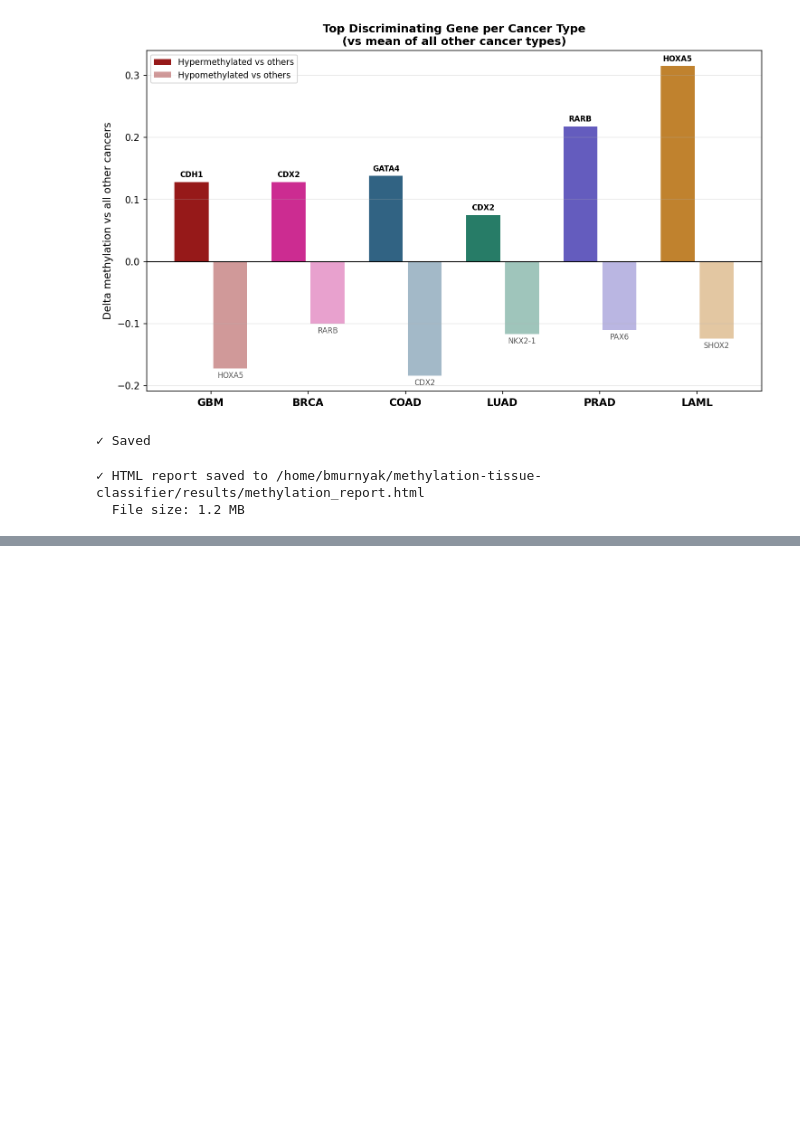
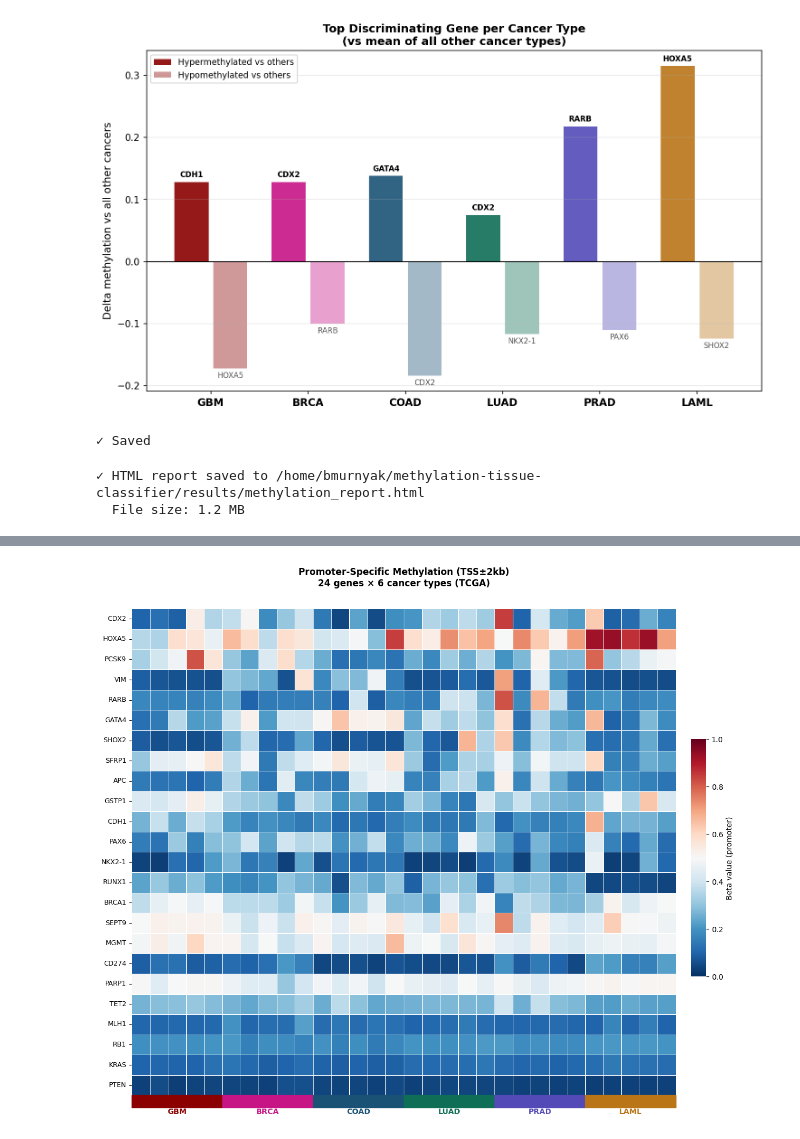
Before and after one commit to bmurnyak/methylation-tissue-classifier, a Jupyter notebook: notebooks/01_ccle_methylation_panel.ipynb, the cells around one changed output, grey strips where cells are left out. Saved outputs shown, nothing was run; the diff lists cells and outputs as text; code cells hidden in the pictures; blank space fills up the shorter version.

```diff
--- a/notebooks/01_ccle_methylation_panel.ipynb
+++ b/notebooks/01_ccle_methylation_panel.ipynb
@@ -1199,0 +1275,82 @@ print(f"  File size: {Path(out).stat().st_size / 1024 / 1024:.1f} MB")
+# %%
+# Cell 18 — promoter methylation heatmap and comparison
+cancer_order = ['GBM', 'BRCA', 'COAD', 'LUAD', 'PRAD', 'LAML']
+cancer_colors = {
+    'GBM':'#8B0000','BRCA':'#C71585','COAD':'#1A5276',
+    'LUAD':'#0F6E56','PRAD':'#534AB7','LAML':'#BA7517'
+}
+
+col_order = []
+for cancer in cancer_order:
+    col_order.extend(sorted([c for c in promoter_meth_df.columns if c.startswith(cancer)]))
+
+# Sort by variance
+promo_variance = promoter_meth_df[col_order].var(axis=1).sort_values(ascending=False)
+promo_gene_order = promo_variance.index.tolist()
+plot_data = promoter_meth_df.loc[promo_gene_order, col_order]
+
+fig = plt.figure(figsize=(14, 11))
+ax  = fig.add_axes([0.12, 0.05, 0.72, 0.82])
+cbar_ax = fig.add_axes([0.86, 0.25, 0.02, 0.4])
+
+import seaborn as sns
+sns.heatmap(plot_data, cmap='RdBu_r', vmin=0, vmax=1,
+            linewidths=0.4, linecolor='white',
+            ax=ax, cbar_ax=cbar_ax,
+            cbar_kws={'label': 'Beta value (promoter)'},
+            yticklabels=True, xticklabels=False)
+
+for i, col in enumerate(col_order):
+    cancer = col.split('_')[0]
+    ax.add_patch(plt.Rectangle((i, len(promo_gene_order)), 1, 0.6,
+                                color=cancer_colors[cancer], clip_on=False))
+
+x_pos = 0
+for cancer in cancer_order:
+    n = sum(1 for c in col_order if c.startswith(cancer))
+    ax.text(x_pos + n/2, len(promo_gene_order) + 1.0, cancer,
+            ha='center', va='bottom', fontsize=10,
+            fontweight='bold', color=cancer_colors[cancer])
+    x_pos += n
+
+ax.set_title('Promoter-Specific Methylation (TSS±2kb)\n24 genes × 6 cancer types (TCGA)',
+             fontsize=12, fontweight='bold', pad=30)
+ax.tick_params(axis='y', labelsize=9)
+
+path = '/home/bmurnyak/methylation-tissue-classifier/results/plots/promoter_heatmap.png'
+plt.savefig(path, dpi=150, bbox_inches='tight')
+plt.show()
+display(Image(path))
+print("✓ Promoter heatmap saved")
+
+# Statistical comparison: whole-gene vs promoter discriminability
+from scipy.stats import kruskal
+from statsmodels.stats.multitest import multipletests
+
+print("\n=== Promoter vs Whole-gene Discriminability ===")
+print(f"{'Gene':<10} {'WG KW-p':>10} {'Promo KW-p':>12} {'Better':>10}")
+print("-" * 45)
+
+results_compare = []
+for gene in promo_gene_order:
+    if gene not in gene_meth.index:
+        continue
+    # Whole gene
+    wg_groups = [gene_meth.loc[gene, [c for c in gene_meth.columns
+                 if c.startswith(ct)]].values for ct in cancer_order]
+    _, wg_p = kruskal(*wg_groups)
+    # Promoter
+    pr_groups = [promoter_meth_df.loc[gene, [c for c in promoter_meth_df.columns
+                 if c.startswith(ct)]].values for ct in cancer_order]
+    _, pr_p = kruskal(*pr_groups)
+    better = 'Promoter' if pr_p < wg_p else 'Whole-gene'
+    print(f"{gene:<10} {wg_p:>10.4f} {pr_p:>12.4f} {better:>10}")
+    results_compare.append({'gene': gene, 'wg_pval': wg_p, 'promo_pval': pr_p, 'better': better})
+
+comp_df = pd.DataFrame(results_compare)
+n_promo_better = (comp_df['better'] == 'Promoter').sum()
+print(f"\nPromoter better for {n_promo_better}/{len(comp_df)} genes")
+comp_df.to_csv('/home/bmurnyak/methylation-tissue-classifier/results/tables/promoter_vs_wholegene.csv', index=False)
+print("✓ Comparison table saved")
+# %% [output]
+[figure, added]
```
Also changed, not shown: parts of 7 cells of this notebook, 3 other files.
